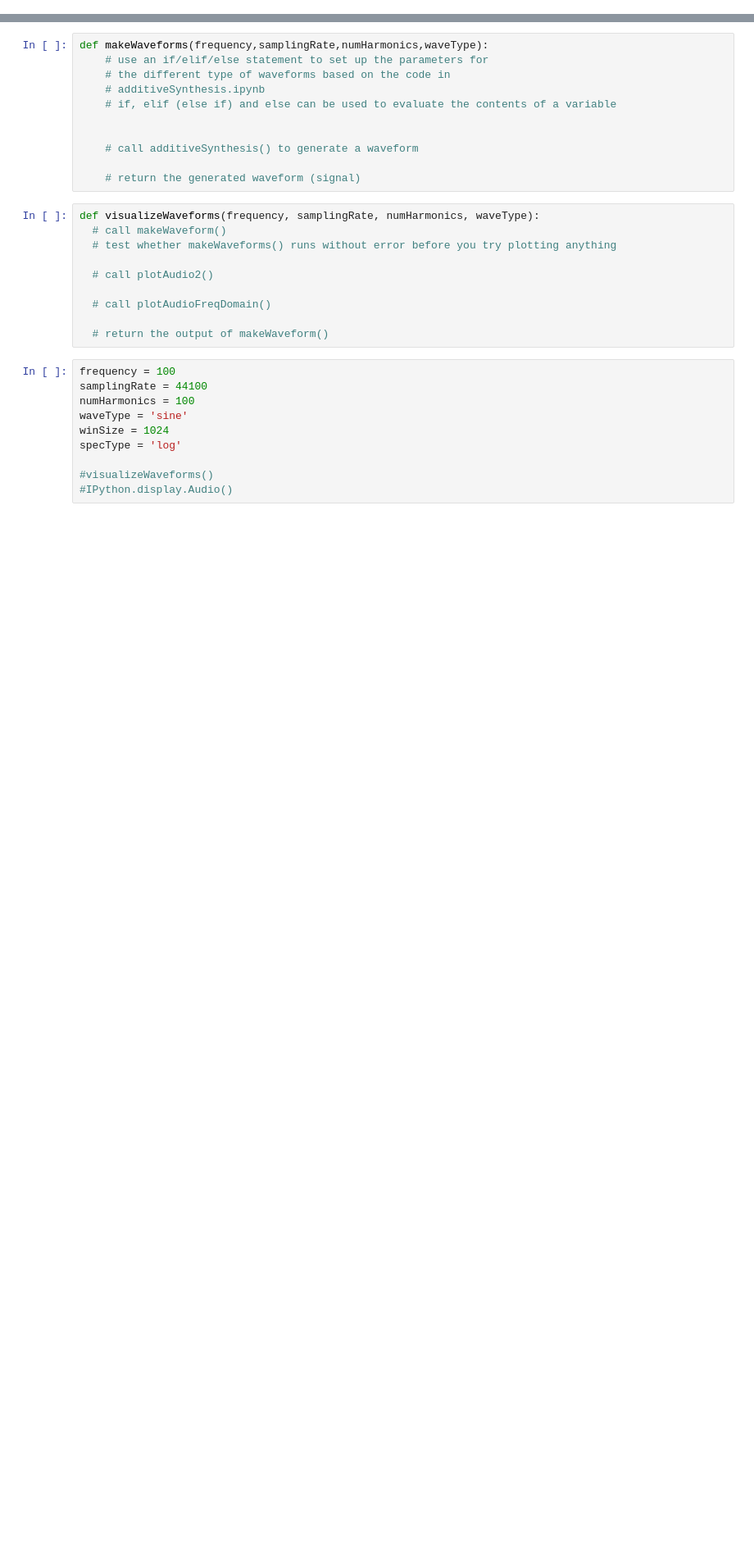
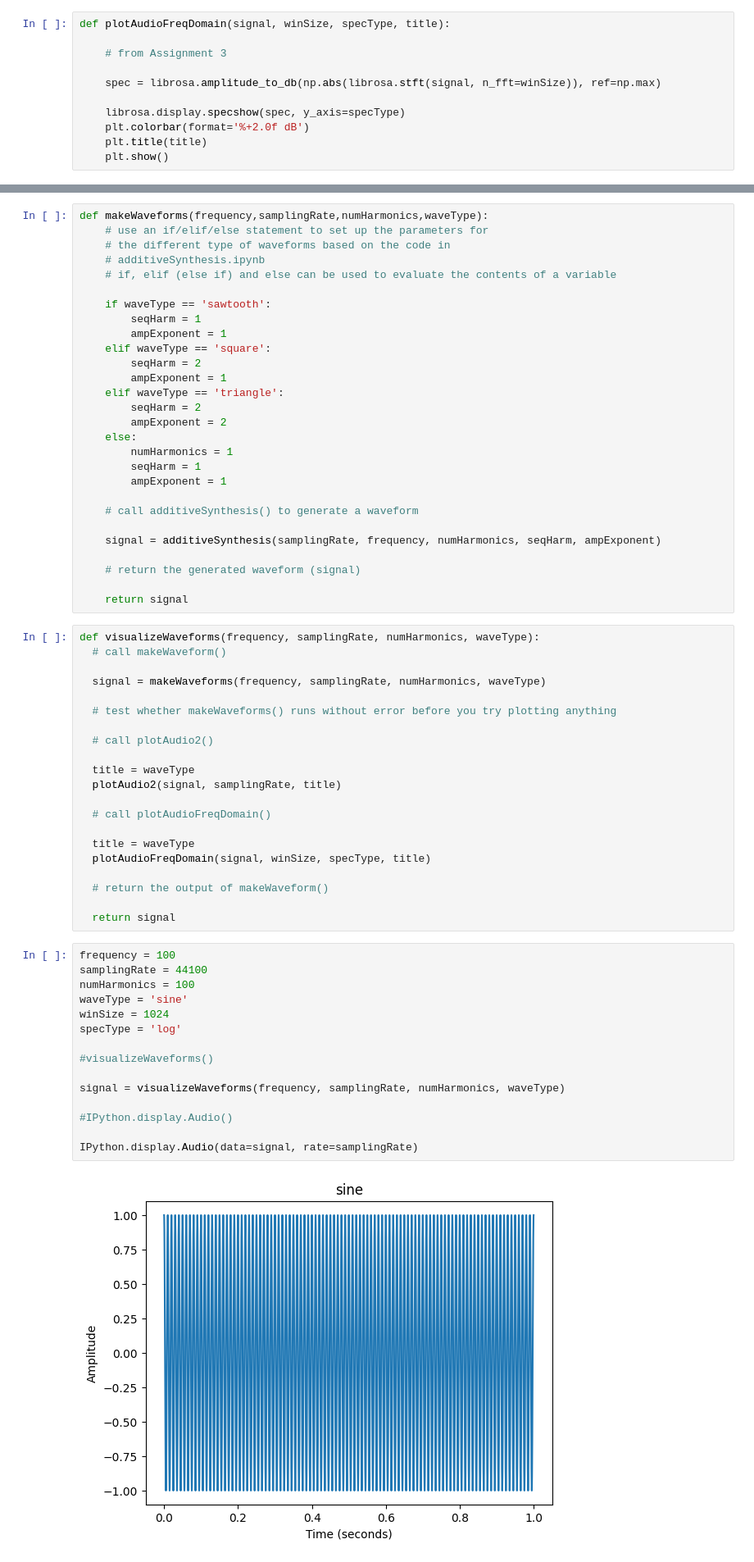
Before and after one commit to NehemiahDunn/MusicComputing, a Jupyter notebook: assignments/labAssignment4.ipynb, the cells around one changed output, grey strips where cells are left out. Shown at 82% size. Cells and saved outputs as stored; diff of their text form; blank space fills up the shorter version.

```diff
--- a/assignments/labAssignment4.ipynb
+++ b/assignments/labAssignment4.ipynb
@@ -20,0 +27,11 @@ def additiveSynthesis(samplingRate,frequency,numHarmonics,seqHarm,ampExponent):
+# %%
+def plotAudioFreqDomain(signal, winSize, specType, title):
+
+    # from Assignment 3
+
+    spec = librosa.amplitude_to_db(np.abs(librosa.stft(signal, n_fft=winSize)), ref=np.max)
+
+    librosa.display.specshow(spec, y_axis=specType)
+    plt.colorbar(format='%+2.0f dB')
+    plt.title(title)
+    plt.show()
@@ -25,27 +60,62 @@ def makeWaveforms(frequency,samplingRate,numHarmonics,waveType):
     # additiveSynthesis.ipynb
     # if, elif (else if) and else can be used to evaluate the contents of a variable
 
+    if waveType == 'sawtooth':
+        seqHarm = 1
+        ampExponent = 1
+    elif waveType == 'square':
+        seqHarm = 2
+        ampExponent = 1
+    elif waveType == 'triangle':
+        seqHarm = 2
+        ampExponent = 2
+    else:
+        numHarmonics = 1
+        seqHarm = 1
+        ampExponent = 1
 
     # call additiveSynthesis() to generate a waveform
 
+    signal = additiveSynthesis(samplingRate, frequency, numHarmonics, seqHarm, ampExponent)
+
     # return the generated waveform (signal)
+
+    return signal
 # %%
 def visualizeWaveforms(frequency, samplingRate, numHarmonics, waveType):
   # call makeWaveform()
+
+  signal = makeWaveforms(frequency, samplingRate, numHarmonics, waveType)
+
   # test whether makeWaveforms() runs without error before you try plotting anything
 
   # call plotAudio2()
 
+  title = waveType
+  plotAudio2(signal, samplingRate, title)
+
   # call plotAudioFreqDomain()
 
+  title = waveType
+  plotAudioFreqDomain(signal, winSize, specType, title)
+
   # return the output of makeWaveform()
+
+  return signal
 # %%
 frequency = 100
 samplingRate = 44100
 numHarmonics = 100
 waveType = 'sine'
 winSize = 1024
 specType = 'log'
 
 #visualizeWaveforms()
+
+signal = visualizeWaveforms(frequency, samplingRate, numHarmonics, waveType)
+
 #IPython.display.Audio()
+
+IPython.display.Audio(data=signal, rate=samplingRate)
+# %% [output]
+[figure, added]
```
Also changed, not shown: parts of 9 cells of this notebook.
